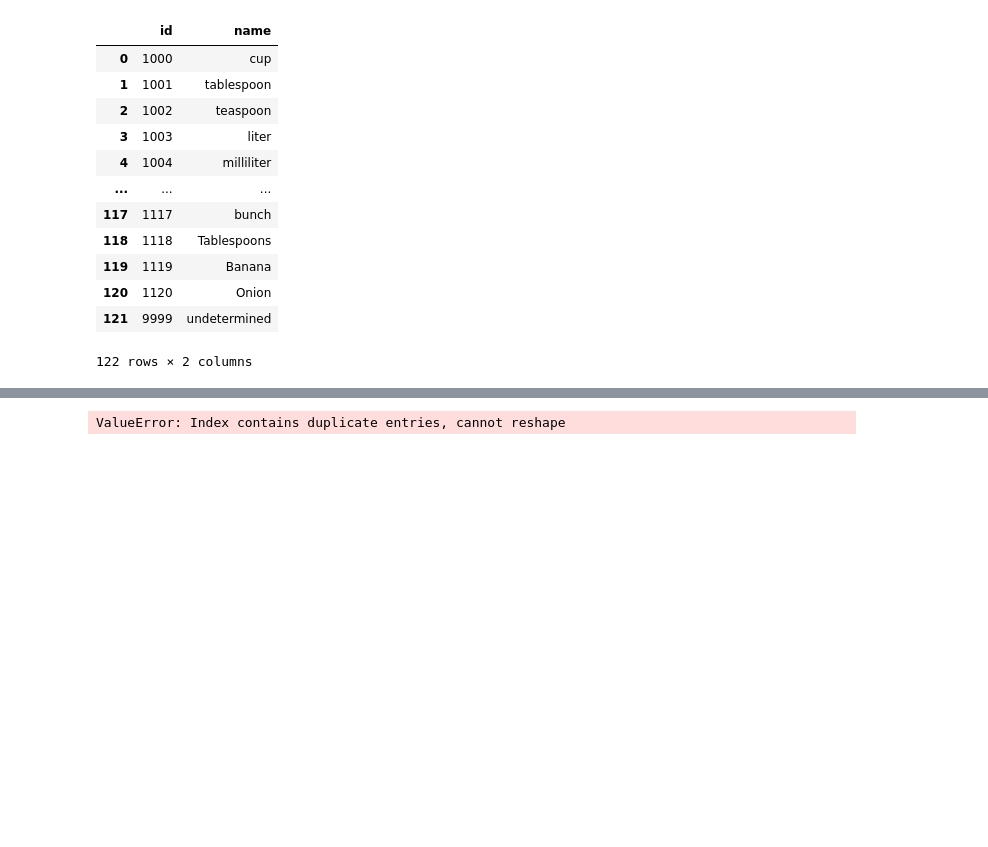
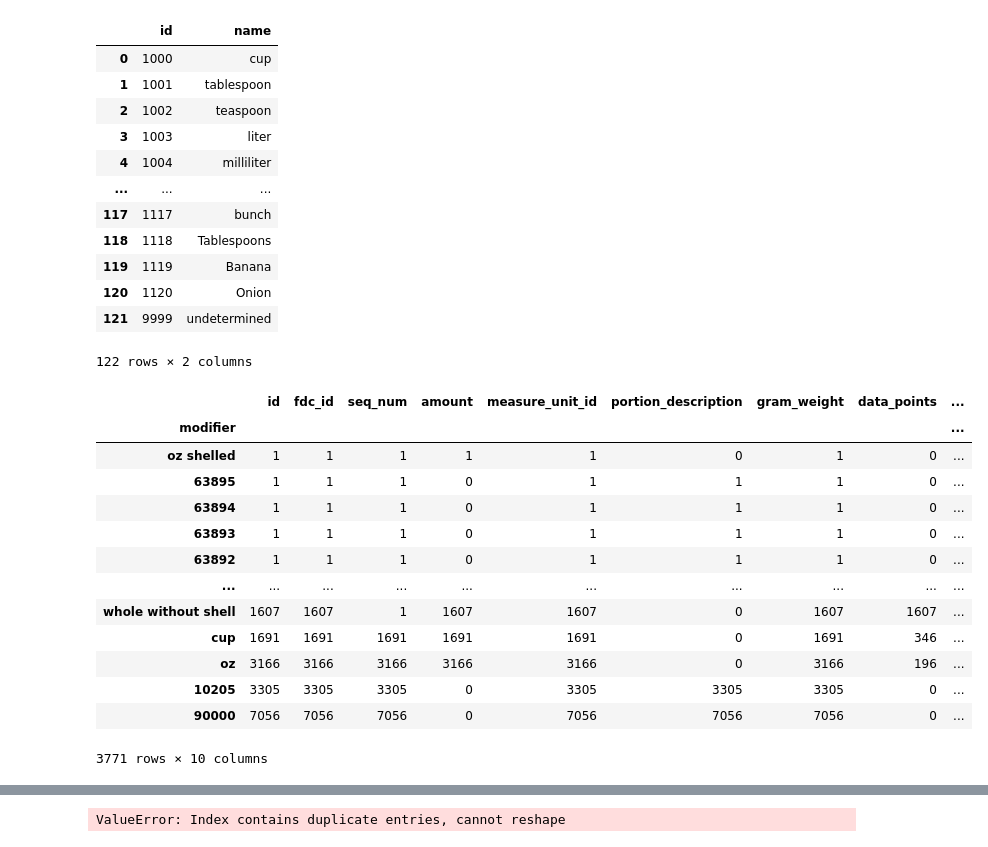
Before and after one commit to DmitriyG228/food, a Jupyter notebook: 00_nbs/usda_parsing.ipynb, the cells around one changed output, grey strips where cells are left out. Drawn from its saved outputs; the diff is of its cells as text; code cells hidden in the pictures; blank space fills up the shorter version.

```diff
--- a/00_nbs/usda_parsing.ipynb
+++ b/00_nbs/usda_parsing.ipynb
@@ -16,2 +17,2 @@ dev
 # %%
-data_path = Path('food_dataset')
+data_path = Path('../food_dataset')
@@ -151,3 +178,20 @@ fndds = pd.read_csv(data_path/'food_update_log_entry.csv').sort_values('id')
 fndds_nutrients = pd.read_csv(data_path/'food_nutrient.csv').sort_values('id')
 fndd_portions = pd.read_csv(data_path/'food_portion.csv').sort_values('id')
 attributes = pd.read_csv(data_path/'food_attribute.csv')
+# %%
+fndd_portions.groupby('modifier').count().sort_values('id')
+# %% [output]
+|  | id | fdc_id | seq_num | amount | measure_unit_id | portion_description | gram_weight | data_points | ... |
+| modifier |  |  |  |  |  |  |  |  | ... |
+| oz shelled | 1 | 1 | 1 | 1 | 1 | 0 | 1 | 0 | ... |
+| 63895 | 1 | 1 | 1 | 0 | 1 | 1 | 1 | 0 | ... |
+| 63894 | 1 | 1 | 1 | 0 | 1 | 1 | 1 | 0 | ... |
+| 63893 | 1 | 1 | 1 | 0 | 1 | 1 | 1 | 0 | ... |
+| 63892 | 1 | 1 | 1 | 0 | 1 | 1 | 1 | 0 | ... |
+| ... | ... | ... | ... | ... | ... | ... | ... | ... | ... |
+| whole without shell | 1607 | 1607 | 1 | 1607 | 1607 | 0 | 1607 | 1607 | ... |
+| cup | 1691 | 1691 | 1691 | 1691 | 1691 | 0 | 1691 | 346 | ... |
+| oz | 3166 | 3166 | 3166 | 3166 | 3166 | 0 | 3166 | 196 | ... |
+| 10205 | 3305 | 3305 | 3305 | 0 | 3305 | 3305 | 3305 | 0 | ... |
+| 90000 | 7056 | 7056 | 7056 | 0 | 7056 | 7056 | 7056 | 0 | ... |
+3771 rows × 10 columns
```
Also changed, not shown: parts of 25 cells of this notebook, 11 other files.
